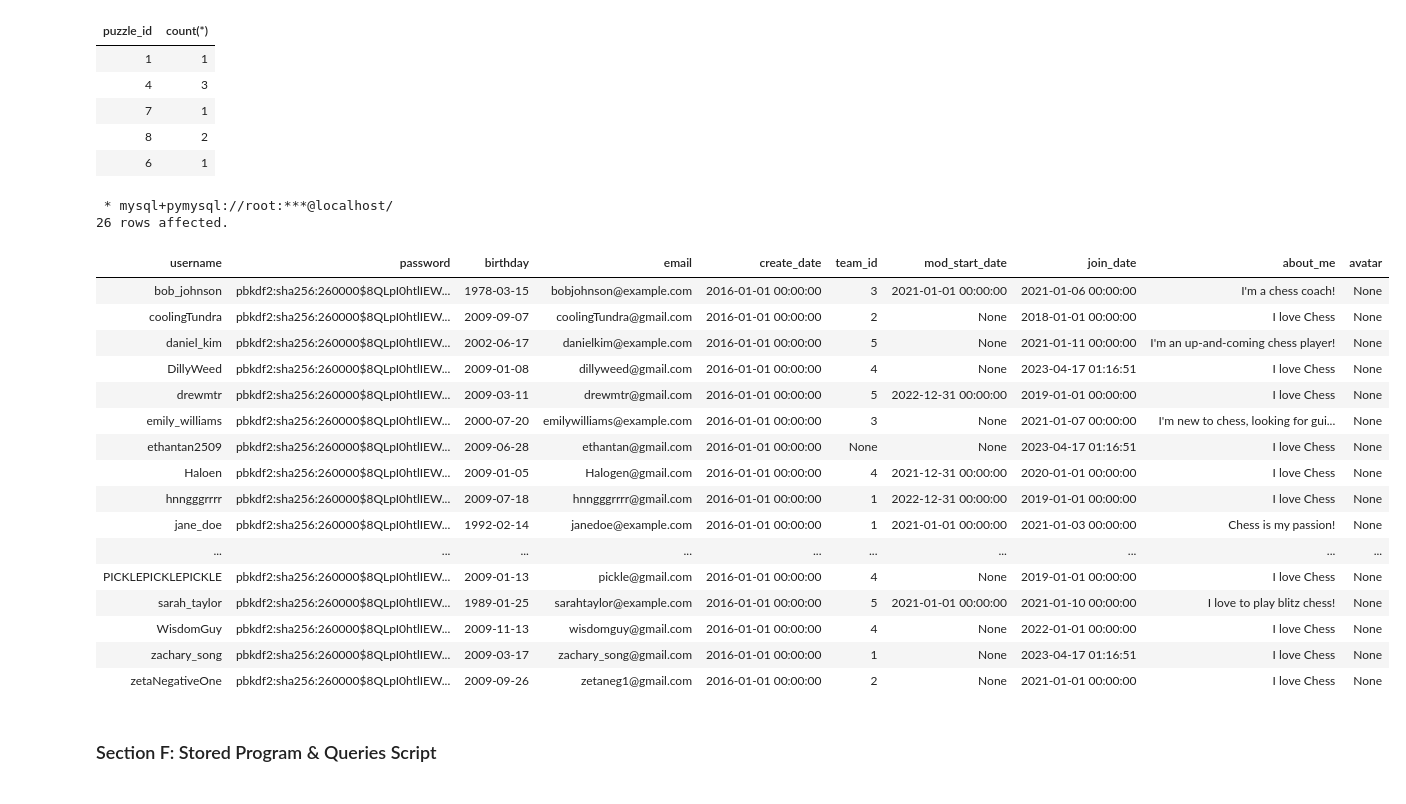
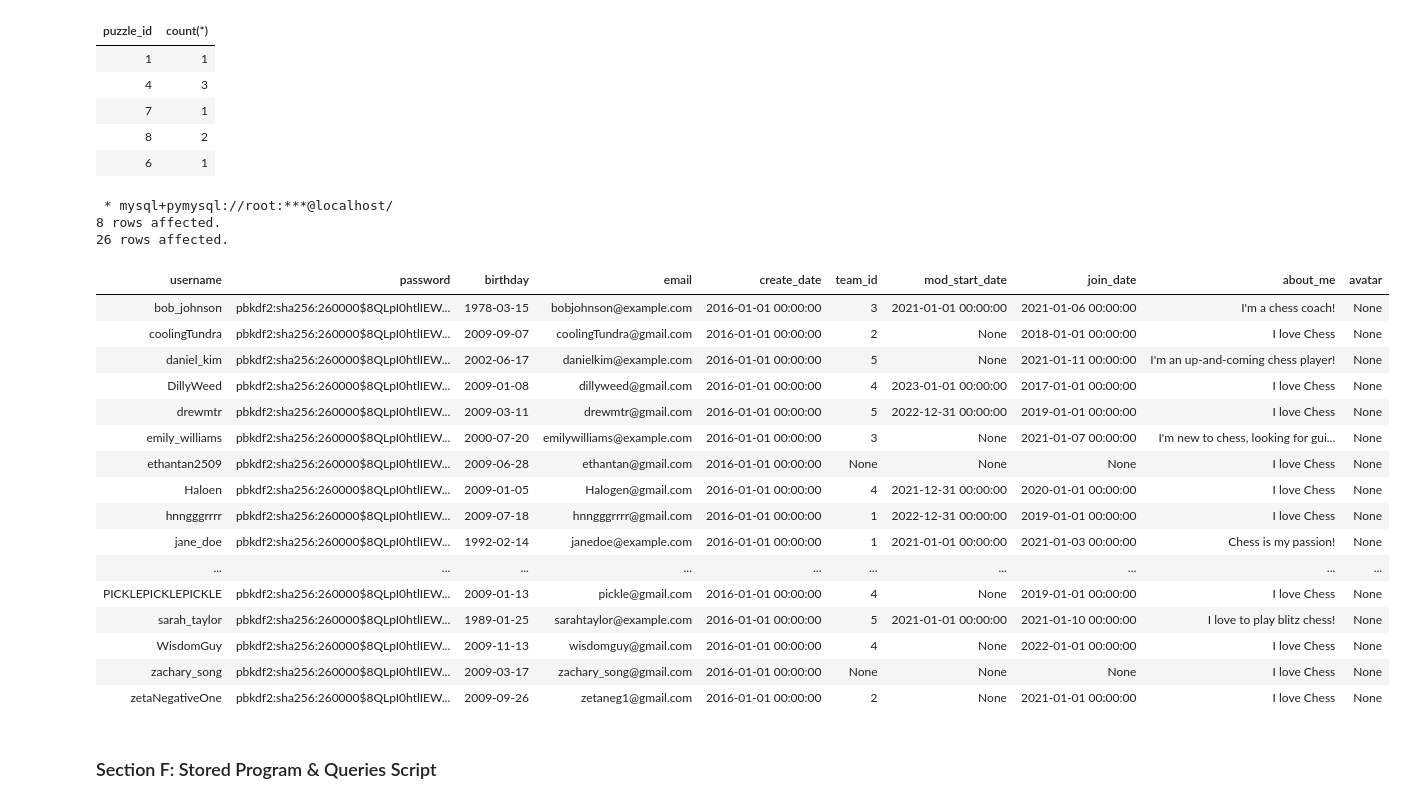
Before and after one commit to Hal0g3n/CS6131, a Jupyter notebook: Reports/CS6131+Project+Final+Report.ipynb, the cells around one changed output. Cells and saved outputs as stored; diff of their text form; code cells hidden in the pictures.

```diff
--- a/Reports/CS6131+Project+Final+Report.ipynb
+++ b/Reports/CS6131+Project+Final+Report.ipynb
@@ -863,18 +943,20 @@ GROUP BY puzzle_id;
 | 6 | 1 |
 # %%
 %%sql
-SELECT * FROM Players
+SELECT * FROM Applications;
+SELECT * FROM Players;
 # %% [output]
  * mysql+pymysql://root:***@localhost/
+8 rows affected.
 26 rows affected.
 | username | password | birthday | email | create_date | team_id | mod_start_date | join_date | about_me | avatar |
 | bob_johnson | pbkdf2:sha256:260000$8QLpI0htlIEW... | 1978-03-15 | bobjohnson@example.com | 2016-01-01 00:00:00 | 3 | 2021-01-01 00:00:00 | 2021-01-06 00:00:00 | I'm a chess coach! | None |
 | coolingTundra | pbkdf2:sha256:260000$8QLpI0htlIEW... | 2009-09-07 | coolingTundra@gmail.com | 2016-01-01 00:00:00 | 2 | None | 2018-01-01 00:00:00 | I love Chess | None |
 | daniel_kim | pbkdf2:sha256:260000$8QLpI0htlIEW... | 2002-06-17 | danielkim@example.com | 2016-01-01 00:00:00 | 5 | None | 2021-01-11 00:00:00 | I'm an up-and-coming chess player! | None |
-| DillyWeed | pbkdf2:sha256:260000$8QLpI0htlIEW... | 2009-01-08 | dillyweed@gmail.com | 2016-01-01 00:00:00 | 4 | None | 2023-04-17 01:16:51 | I love Chess | None |
+| DillyWeed | pbkdf2:sha256:260000$8QLpI0htlIEW... | 2009-01-08 | dillyweed@gmail.com | 2016-01-01 00:00:00 | 4 | 2023-01-01 00:00:00 | 2017-01-01 00:00:00 | I love Chess | None |
 | drewmtr | pbkdf2:sha256:260000$8QLpI0htlIEW... | 2009-03-11 | drewmtr@gmail.com | 2016-01-01 00:00:00 | 5 | 2022-12-31 00:00:00 | 2019-01-01 00:00:00 | I love Chess | None |
 | emily_williams | pbkdf2:sha256:260000$8QLpI0htlIEW... | 2000-07-20 | emilywilliams@example.com | 2016-01-01 00:00:00 | 3 | None | 2021-01-07 00:00:00 | I'm new to chess, looking for gui... | None |
-| ethantan2509 | pbkdf2:sha256:260000$8QLpI0htlIEW... | 2009-06-28 | ethantan@gmail.com | 2016-01-01 00:00:00 | None | None | 2023-04-17 01:16:51 | I love Chess | None |
+| ethantan2509 | pbkdf2:sha256:260000$8QLpI0htlIEW... | 2009-06-28 | ethantan@gmail.com | 2016-01-01 00:00:00 | None | None | None | I love Chess | None |
 | Haloen | pbkdf2:sha256:260000$8QLpI0htlIEW... | 2009-01-05 | Halogen@gmail.com | 2016-01-01 00:00:00 | 4 | 2021-12-31 00:00:00 | 2020-01-01 00:00:00 | I love Chess | None |
 | hnngggrrrr | pbkdf2:sha256:260000$8QLpI0htlIEW... | 2009-07-18 | hnngggrrrr@gmail.com | 2016-01-01 00:00:00 | 1 | 2022-12-31 00:00:00 | 2019-01-01 00:00:00 | I love Chess | None |
 | jane_doe | pbkdf2:sha256:260000$8QLpI0htlIEW... | 1992-02-14 | janedoe@example.com | 2016-01-01 00:00:00 | 1 | 2021-01-01 00:00:00 | 2021-01-03 00:00:00 | Chess is my passion! | None |
@@ -882,7 +964,7 @@ SELECT * FROM Players
 | PICKLEPICKLEPICKLE | pbkdf2:sha256:260000$8QLpI0htlIEW... | 2009-01-13 | pickle@gmail.com | 2016-01-01 00:00:00 | 4 | None | 2019-01-01 00:00:00 | I love Chess | None |
 | sarah_taylor | pbkdf2:sha256:260000$8QLpI0htlIEW... | 1989-01-25 | sarahtaylor@example.com | 2016-01-01 00:00:00 | 5 | 2021-01-01 00:00:00 | 2021-01-10 00:00:00 | I love to play blitz chess! | None |
 | WisdomGuy | pbkdf2:sha256:260000$8QLpI0htlIEW... | 2009-11-13 | wisdomguy@gmail.com | 2016-01-01 00:00:00 | 4 | None | 2022-01-01 00:00:00 | I love Chess | None |
-| zachary_song | pbkdf2:sha256:260000$8QLpI0htlIEW... | 2009-03-17 | zachary_song@gmail.com | 2016-01-01 00:00:00 | 1 | None | 2023-04-17 01:16:51 | I love Chess | None |
+| zachary_song | pbkdf2:sha256:260000$8QLpI0htlIEW... | 2009-03-17 | zachary_song@gmail.com | 2016-01-01 00:00:00 | None | None | None | I love Chess | None |
 | zetaNegativeOne | pbkdf2:sha256:260000$8QLpI0htlIEW... | 2009-09-26 | zetaneg1@gmail.com | 2016-01-01 00:00:00 | 2 | None | 2021-01-01 00:00:00 | I love Chess | None |
 # %% [markdown]
 ### Section F: Stored Program & Queries Script
```
Also changed, not shown: parts of 18 cells of this notebook, 19 other files.
